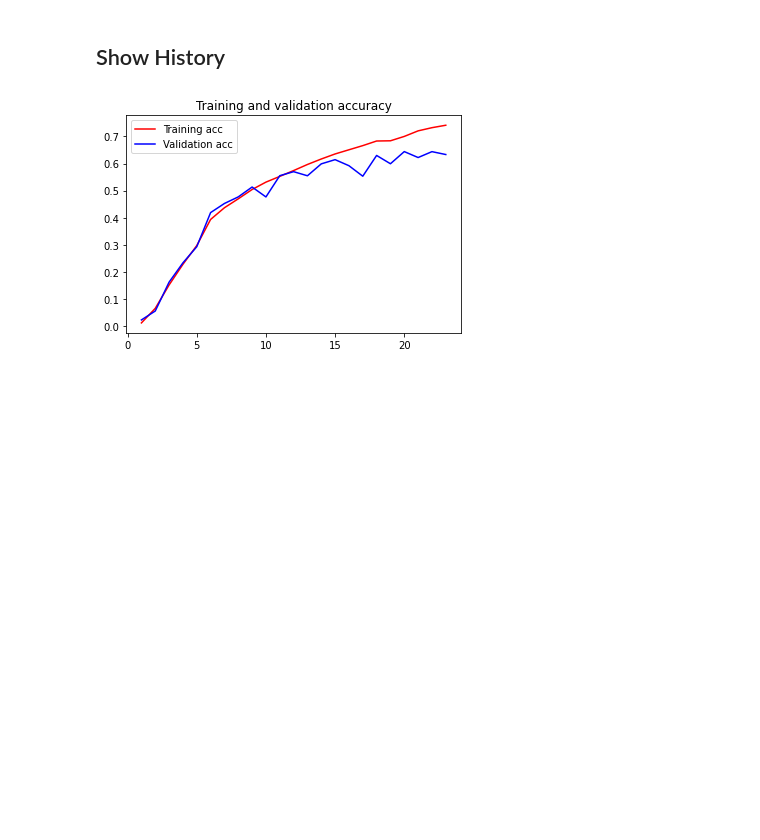
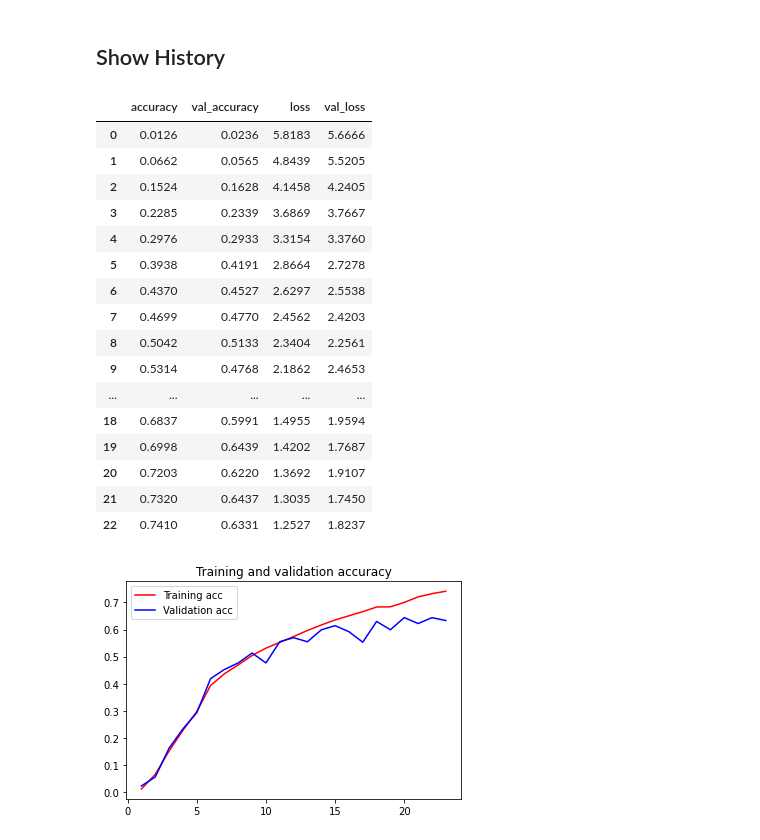
Before and after one commit to minyeamer/dinut, a Jupyter notebook: healthy_food/inception_adam.ipynb, the cells around one changed output. Drawn from its saved outputs; the diff is of its cells as text; code cells hidden in the pictures; blank space fills up the shorter version.

Commit message:
make history as dataframe

```diff
--- a/healthy_food/inception_adam.ipynb
+++ b/healthy_food/inception_adam.ipynb
@@ -299,4 +299,26 @@ history['val_accuracy'] = [0.0236, 0.0565, 0.1628, 0.2339, 0.2933, 0.4191, 0.452
 history['val_loss'] = [5.6666, 5.5205, 4.2405, 3.7667, 3.3760, 2.7278, 2.5538, 2.4203, 2.2561, 2.4653, 2.0630, 2.0083, 2.1284, 1.8941, 1.8321, 1.9530, 2.1770, 1.7598, 1.9594, 1.7687, 1.9107, 1.7450, 1.8237]
+# %%
+import pandas as pd
+
+pd.DataFrame(history)
+# %% [output]
+|  | accuracy | val_accuracy | loss | val_loss |
+| 0 | 0.0126 | 0.0236 | 5.8183 | 5.6666 |
+| 1 | 0.0662 | 0.0565 | 4.8439 | 5.5205 |
+| 2 | 0.1524 | 0.1628 | 4.1458 | 4.2405 |
+| 3 | 0.2285 | 0.2339 | 3.6869 | 3.7667 |
+| 4 | 0.2976 | 0.2933 | 3.3154 | 3.3760 |
+| 5 | 0.3938 | 0.4191 | 2.8664 | 2.7278 |
+| 6 | 0.4370 | 0.4527 | 2.6297 | 2.5538 |
+| 7 | 0.4699 | 0.4770 | 2.4562 | 2.4203 |
+| 8 | 0.5042 | 0.5133 | 2.3404 | 2.2561 |
+| 9 | 0.5314 | 0.4768 | 2.1862 | 2.4653 |
+| ... | ... | ... | ... | ... |
+| 18 | 0.6837 | 0.5991 | 1.4955 | 1.9594 |
+| 19 | 0.6998 | 0.6439 | 1.4202 | 1.7687 |
+| 20 | 0.7203 | 0.6220 | 1.3692 | 1.9107 |
+| 21 | 0.7320 | 0.6437 | 1.3035 | 1.7450 |
+| 22 | 0.7410 | 0.6331 | 1.2527 | 1.8237 |
 # %%
 import matplotlib.pyplot as plt
 
```
Also changed, not shown: parts of 1 cell of this notebook, 1 other file.
